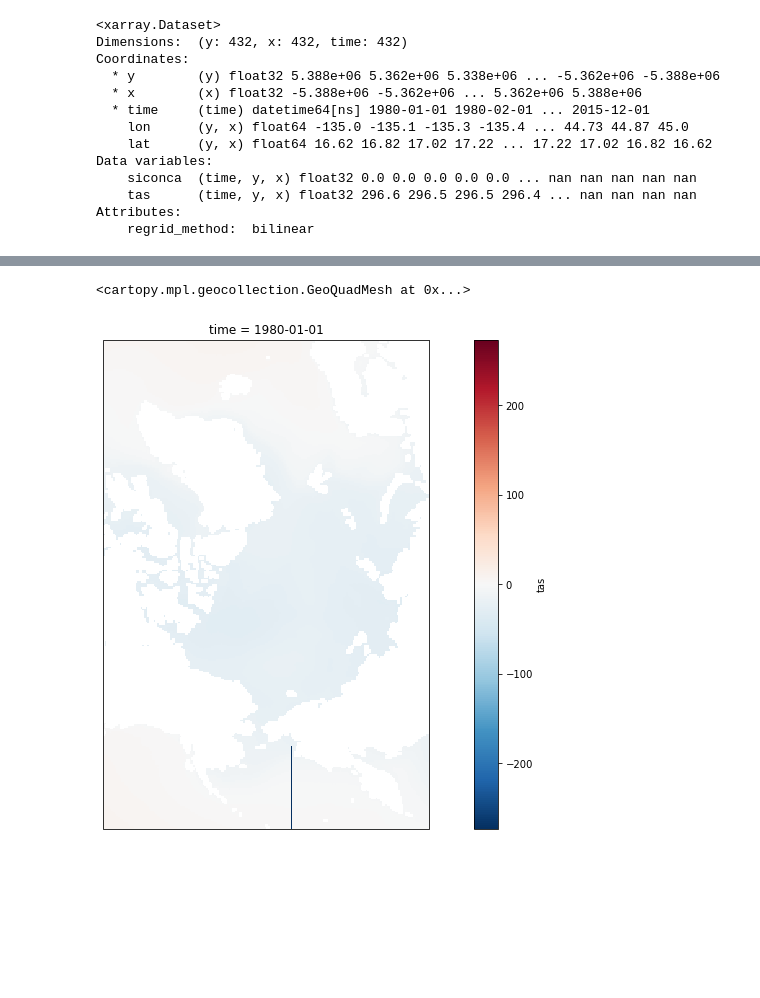
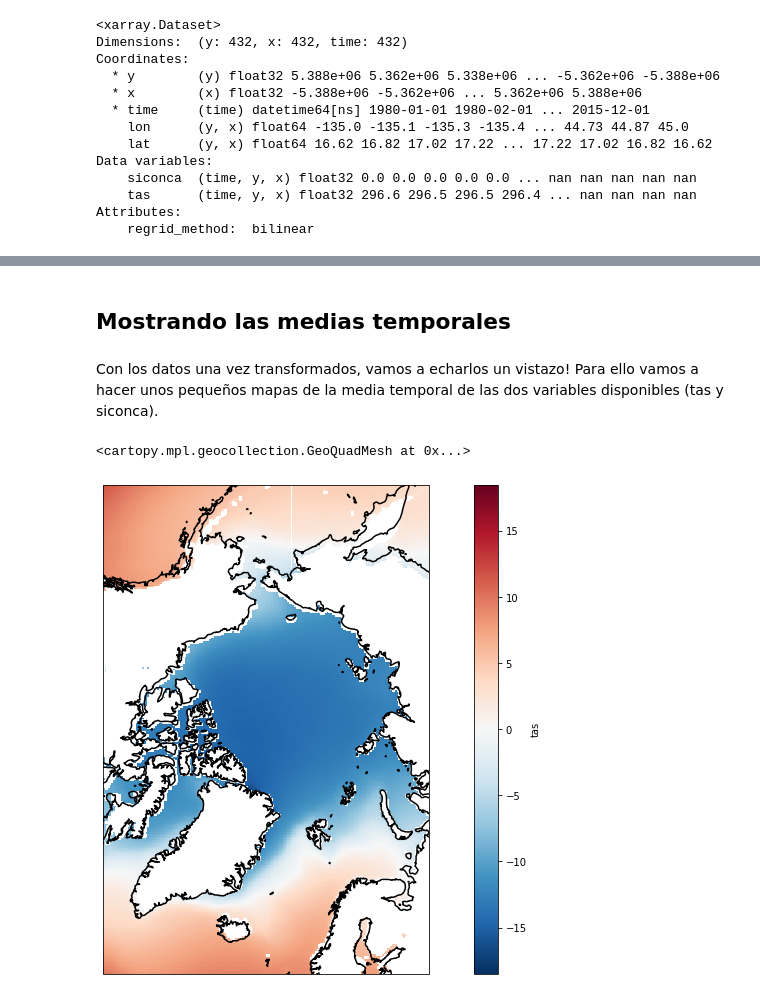
Before and after one commit to aperezvelasco/predictia-cassini-hackaton, a Jupyter notebook: main-notebook.ipynb, the cells around one changed output, grey strips where cells are left out. Drawn from its saved outputs; the diff is of its cells as text; code cells hidden in the pictures; blank space fills up the shorter version.

```diff
--- a/main-notebook.ipynb
+++ b/main-notebook.ipynb
@@ -75,0 +100,2 @@ Attributes:
+# %%
+data['tas'] = data['tas'].where(data['tas'] != 0, drop=True)
@@ -75,0 +105,9 @@ Attributes:
+# %%
+data = data.isel(x=slice(100, 300), y=slice(50, 350))
+# %% [markdown]
+## Mostrando las medias temporales
+# %% [markdown]
+Con los datos una vez transformados, vamos a echarlos un vistazo! Para ello vamos a hacer unos pequeños mapas de la media temporal de las dos variables disponibles (tas y siconca).
+# %%
+tas_mean = data.tas.mean(dim='time')
+siconca_mean = data.siconca.mean(dim='time')
@@ -76,12 +120,7 @@ Attributes:
 # %%
 plt.figure(figsize=(16, 9))
-def get_axes():
-        projection = ccrs.NorthPolarStereo()
-        ax = plt.axes(projection=projection)
-        ax.coastlines(lw=1.5)
-        return ax
 ax = get_axes()
-data.isel(time=0, x=slice(100, 300), y=slice(50, 350)).tas.plot(ax=ax)
+tas_mean.plot(ax=ax)
 # %% [output]
 <cartopy.mpl.geocollection.GeoQuadMesh at 0x...>
-[figure, old version]
+[figure, new version]
```
Also changed, not shown: parts of 33 cells of this notebook, 1 other file.
